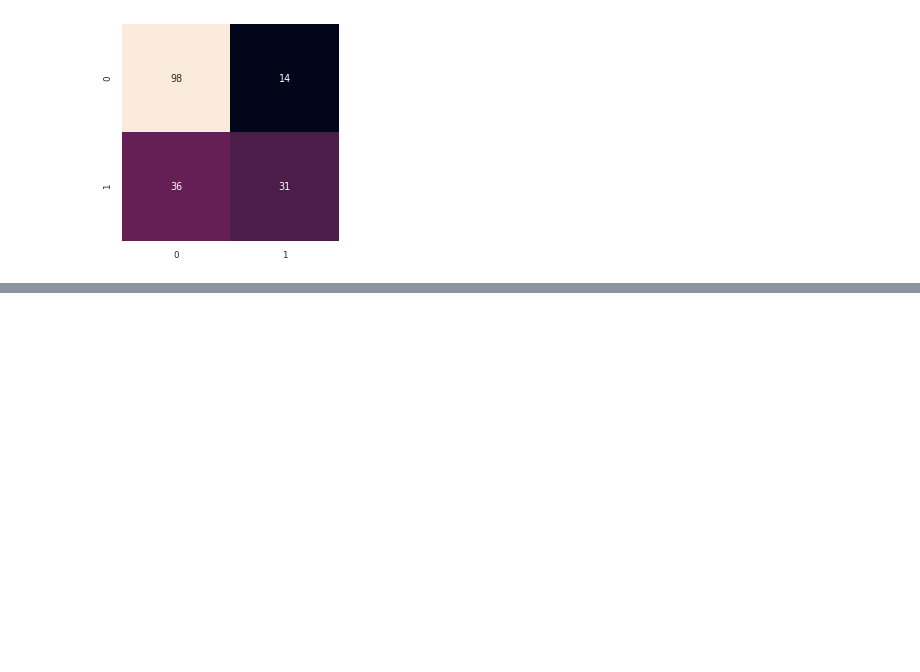
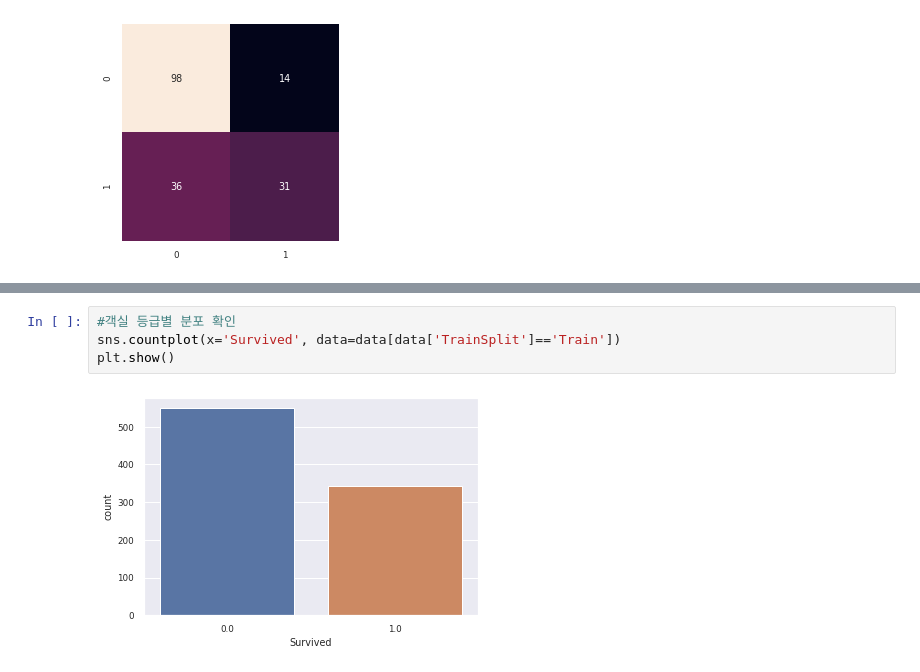
Before and after one commit to liz0904/ai_titanic, a Jupyter notebook: titanic_classification.ipynb, the cells around one changed output, grey strips where cells are left out. Drawn from its saved outputs; the diff is of its cells as text; blank space fills up the shorter version.

```diff
--- a/titanic_classification.ipynb
+++ b/titanic_classification.ipynb
@@ -161,0 +207,6 @@ plt.show()
+# %%
+#객실 등급별 분포 확인
+sns.countplot(x='Survived', data=data[data['TrainSplit']=='Train'])
+plt.show()
+# %% [output]
+[figure, added]
```
Also changed, not shown: parts of 18 cells of this notebook.
